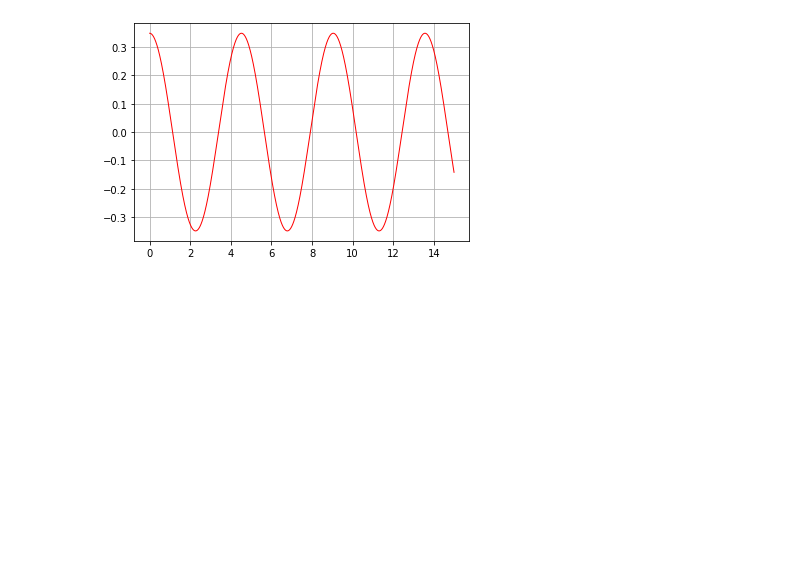
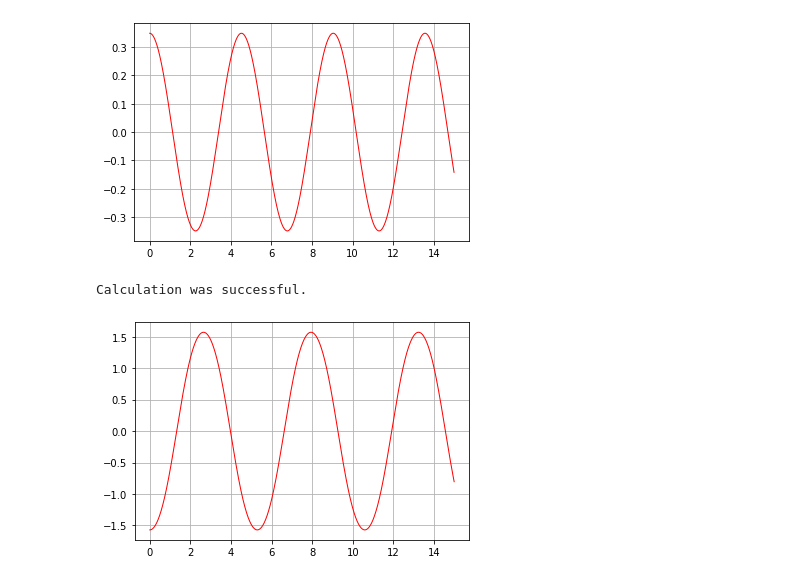
Before and after one commit to jrcasso/physics, a Jupyter notebook: mechanics/constrained-oscillation.ipynb, the cells around one changed output. Saved outputs shown, nothing was run; the diff lists cells and outputs as text; code cells hidden in the pictures; blank space fills up the shorter version.

Commit message:
Add different initial conditions for mechanics model

```diff
--- a/mechanics/constrained-oscillation.ipynb
+++ b/mechanics/constrained-oscillation.ipynb
@@ -68,3 +99,36 @@ if not flag:
 # %% [output]
 Calculation was successful.
 [figure]
+# %%
+# Constants
+step = 0.001
+max_time = 15
+threshold = 0.01
+indices = int(max_time / step)
+times = linspace(0, (indices - 1) * step, indices)
+
+# Initialize the initial conditions
+r0 = 5
+rdot0 = 0
+theta0 = -math.pi / 2
+theta_dot0 = 0
+g = 9.8
+mu = 4.162
+
+# Runge-Kutta algorithm initialization variables
+variables = zeros([indices, 4], dtype=float)
+
+# Calculate
+runge_kutta_4_algorithm()
+
+# Begin plotting
+plt.figure()
+ax = plt.subplot(111)
+ax.plot(times, variables[:, 2], color='r', linewidth=1)
+ax.grid(True)
+if not flag:
+    print('Calculation was successful.')
+    plt.show()
+# %% [output]
+Calculation was successful.
+[figure, added]
```
Also changed, not shown: parts of 3 cells of this notebook.
